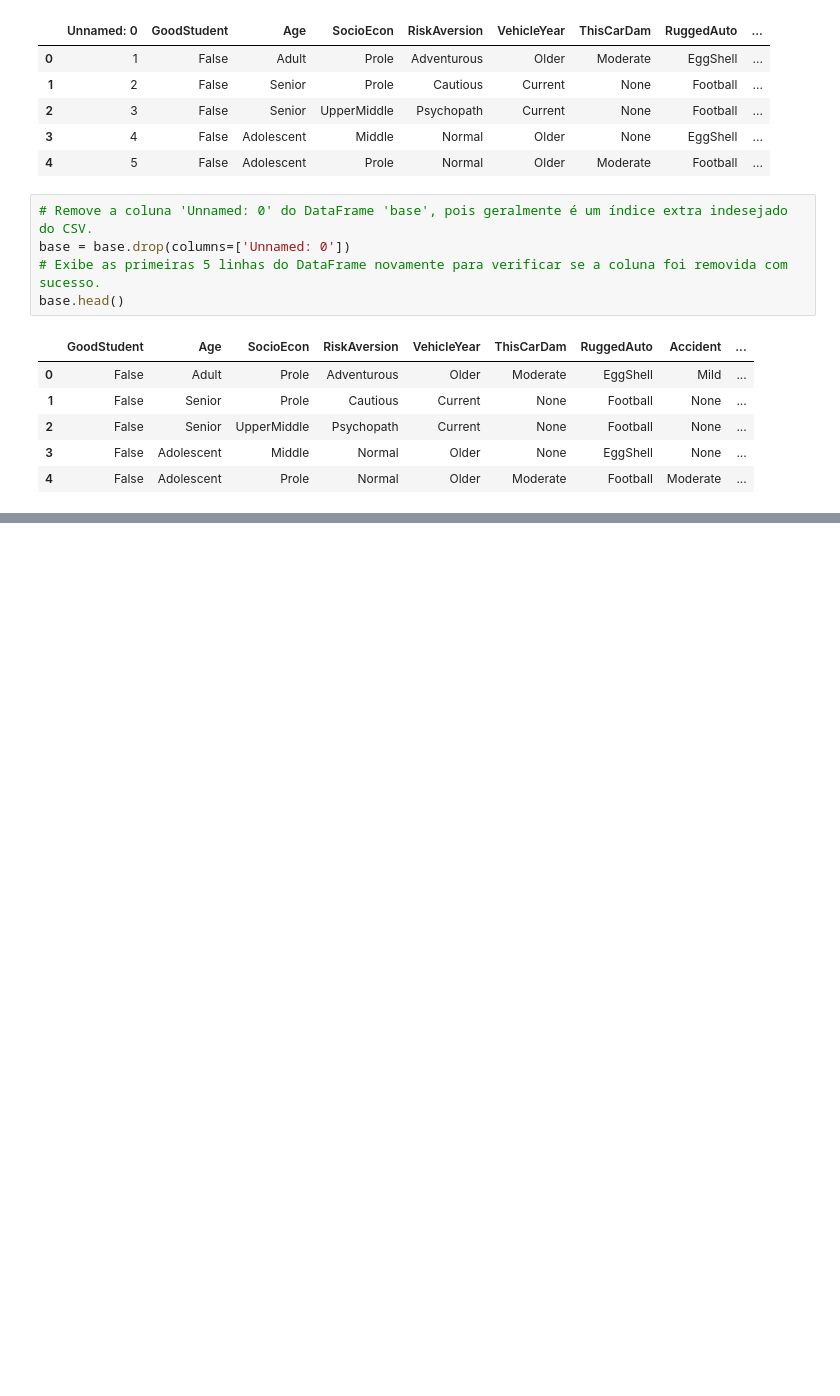
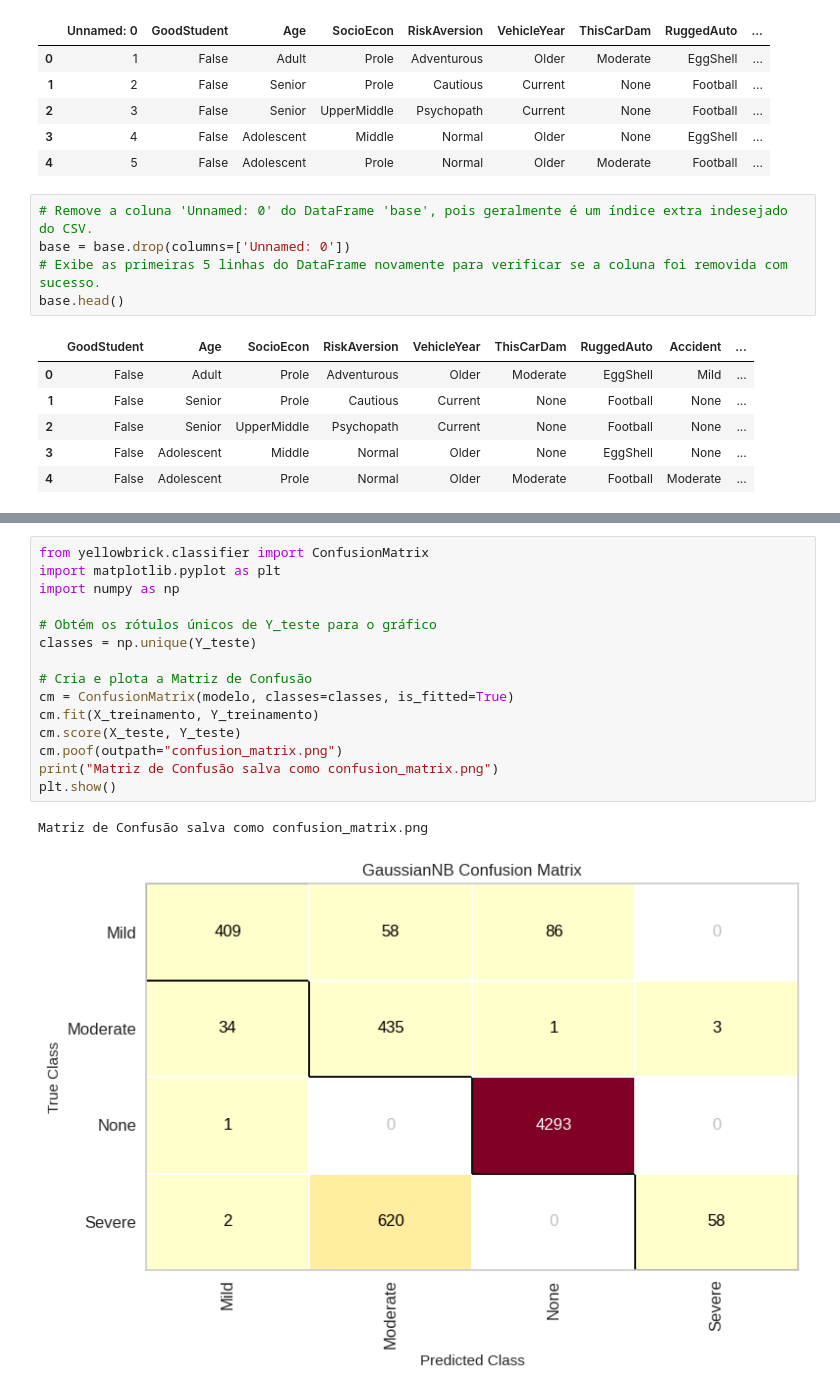
Before and after one commit to gustavocostamiguel/Python_IA, a Jupyter notebook: NaiveBayes.ipynb, the cells around one changed output, grey strips where cells are left out. Cells and saved outputs as stored; diff of their text form; blank space fills up the shorter version.

Commit message:
implementa modelo de accuracy, recall, precisão e F1 score

```diff
--- a/NaiveBayes.ipynb
+++ b/NaiveBayes.ipynb
@@ -43,0 +92,18 @@ base.head()
+# %%
+from yellowbrick.classifier import ConfusionMatrix
+import matplotlib.pyplot as plt
+import numpy as np
+
+# Obtém os rótulos únicos de Y_teste para o gráfico
+classes = np.unique(Y_teste)
+
+# Cria e plota a Matriz de Confusão
+cm = ConfusionMatrix(modelo, classes=classes, is_fitted=True)
+cm.fit(X_treinamento, Y_treinamento)
+cm.score(X_teste, Y_teste)
+cm.poof(outpath="confusion_matrix.png")
+print("Matriz de Confusão salva como confusion_matrix.png")
+plt.show()
+# %% [output]
+Matriz de Confusão salva como confusion_matrix.png
+[figure, added]
```
Also changed, not shown: parts of 21 cells of this notebook.
